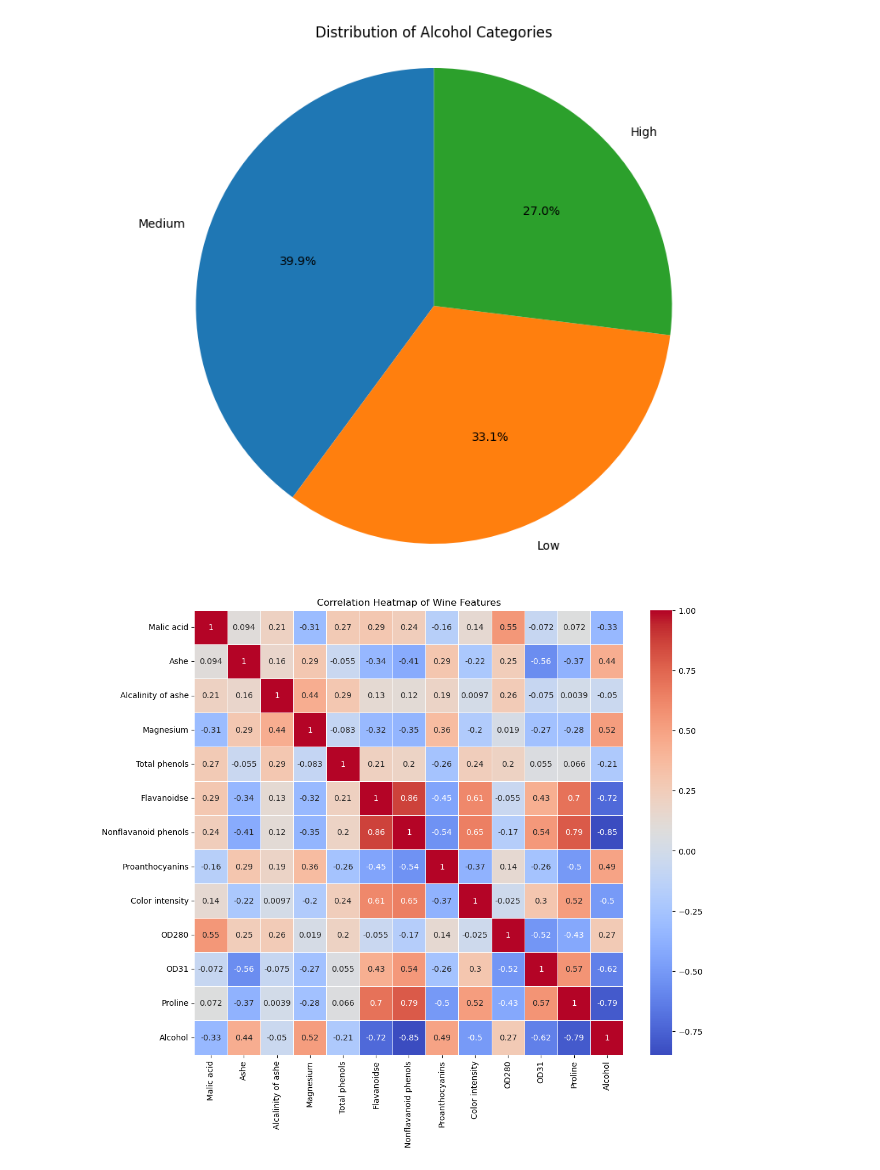
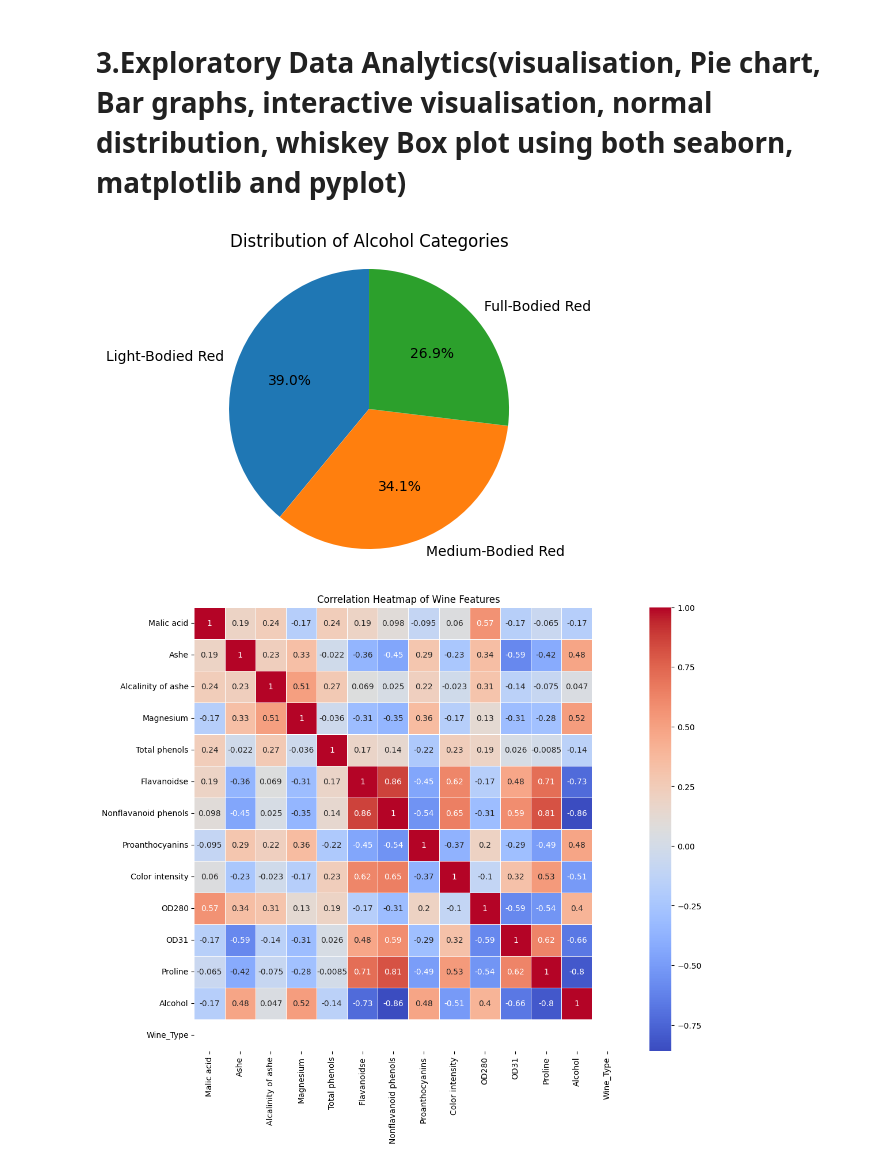
Before and after one commit to masego-arnat/DTA, a Jupyter notebook: group assignment.ipynb, the cells around one changed output. Drawn from its saved outputs; the diff is of its cells as text; code cells hidden in the pictures.

```diff
--- a/group assignment.ipynb
+++ b/group assignment.ipynb
@@ -94,6 +76,0 @@ dtype: int64
-# %%
-# Check for duplicates
-print("Number of duplicates:", df.duplicated().sum())
-
-# Remove duplicates if any
-df = df.drop_duplicates()
@@ -101,0 +85,8 @@ Number of duplicates: 0
+# %%
+# Remove rows with any non-numeric values
+# df = df[df.map (lambda x: isinstance(x, (int, float)))].dropna()
+# Remove rows with any non-numeric values, overwriting df
+df = df.apply(pd.to_numeric, errors='coerce').dropna()
+# Check value counts
+print("Value counts:")
+print(df['Alcohol'].value_counts())
@@ -149,13 +127,44 @@ dtype: int64
+# %% [markdown]
+# 3.Exploratory Data Analytics(visualisation, Pie chart, Bar graphs, interactive visualisation, normal distribution, whiskey Box plot using both seaborn, matplotlib and pyplot)
 # %%
-# 1. Pie Chart
-plt.figure(figsize=(10, 8))
-alcohol_categories = df['Alcohol_Category'].value_counts()
-plt.pie(alcohol_categories.values, labels=alcohol_categories.index, autopct='%1.1f%%', startangle=90)
+# Create a dictionary to map numeric classes to wine types
+wine_types = {
+    1: 'Full-Bodied Red',
+    2: 'Light-Bodied Red',
+    3: 'Medium-Bodied Red'
+}
+
+# Map the numeric classes in the 'Alcohol' column to corresponding wine types
+df['Wine_Type'] = df['Alcohol'].map(wine_types)
+
+# 1. Create a Pie Chart to visualize the distribution of wine types
+plt.figure(figsize=(6, 4))  # Set the figure size for better visualization
+alcohol_categories = df['Wine_Type'].value_counts()  # Count occurrences of each wine type
+
+# Create the pie chart with percentages displayed
+plt.pie(
+    alcohol_categories.values,
+    labels=alcohol_categories.index,
+    autopct='%1.1f%%',  # Format to show percentage with one decimal
+    startangle=90  # Start the pie chart at a specific angle
+)
+
+# Set the title for the pie chart
 plt.title('Distribution of Alcohol Categories')
-plt.axis('equal')
-plt.show()
+plt.axis('equal')  # Ensure the pie chart is a circle
+plt.show()  # Display the pie chart
+
+# Create a reverse mapping of wine types to numeric classes
+wine_typesssss = {
+    'Full-Bodied Red': 1,
+    'Light-Bodied Red': 2,
+    'Medium-Bodied Red': 3
+}
+
+# Map the wine types back to their corresponding numeric classes in the 'Alcohol' column
+df['Wine_Type'] = df['Alcohol'].map(wine_typesssss)
 # %% [output]
-[figure, old version]
+[figure, new version]
 # %%
 # Correlation heatmap
 plt.figure(figsize=(12, 10))
@@ -163,7 +172,7 @@ sns.heatmap(df.corr(), annot=True, cmap='coolwarm', linewidths=0.5)
 plt.title('Correlation Heatmap of Wine Features')
 plt.show()
 # %% [output]
-[figure, old version]
+[figure, new version]
 # %%
 # Pairplot for selected features
 selected_features = ['Alcohol', 'Malic acid', 'Ashe', 'Magnesium', 'Total phenols']
```
Also changed, not shown: parts of 26 cells of this notebook, 1 other file.
